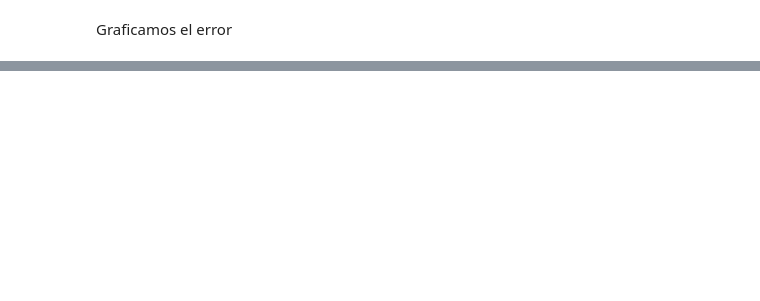
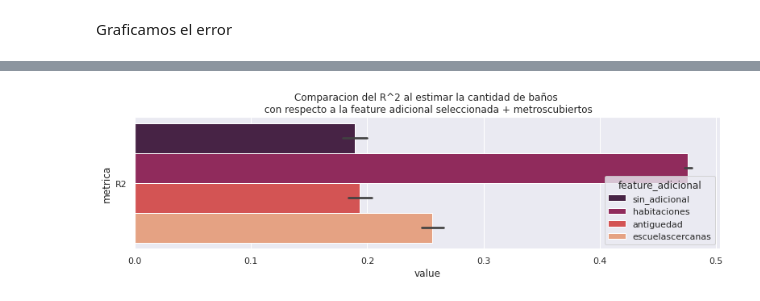
Before and after one commit to davidvenegasr/TP3-MetNum, a Jupyter notebook: notebooks/Exp1b.ipynb, the cells around one changed output, grey strips where cells are left out. Cells and saved outputs as stored; diff of their text form; code cells hidden in the pictures; blank space fills up the shorter version.

```diff
--- a/notebooks/Exp1b.ipynb
+++ b/notebooks/Exp1b.ipynb
@@ -200,0 +190,10 @@ plt.savefig("Exp1b/Comp-de-error-para-las-features-seleccionadas.png", bbox_inch
+# %%
+sns.set()
+plt.figure(figsize=(13, 3))
+
+sns.barplot(data=pd.concat([df_results_r2]), y='metrica', x="value", hue="feature_adicional", palette="rocket")
+plt.title("Comparacion del R^2 al estimar la cantidad de baños \n con respecto a la feature adicional seleccionada + metroscubiertos")
+
+plt.savefig("Exp1b/Comp-de-r2-para-las-features-seleccionadas.png", bbox_inches = "tight")
+# %% [output]
+[figure, added]
```
Also changed, not shown: parts of 10 cells of this notebook, 3 other files.
